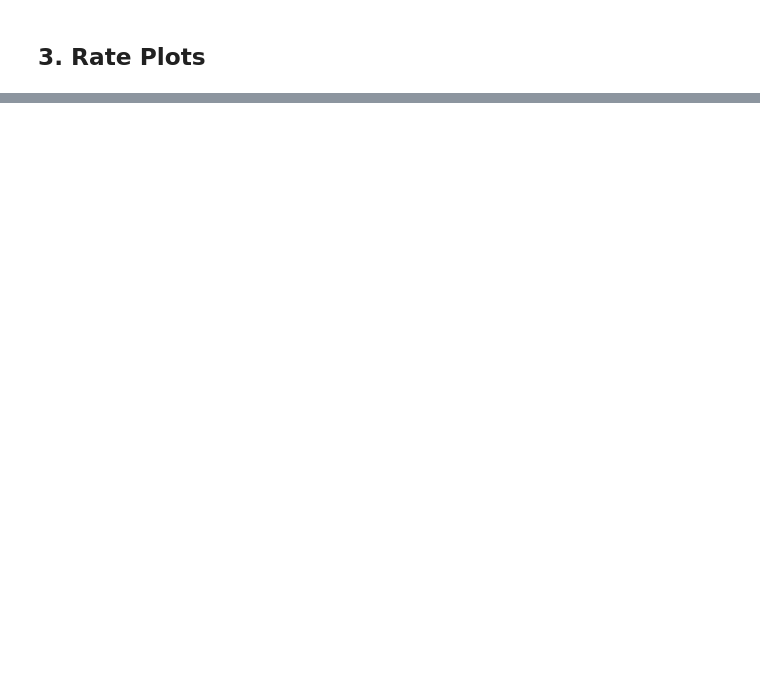
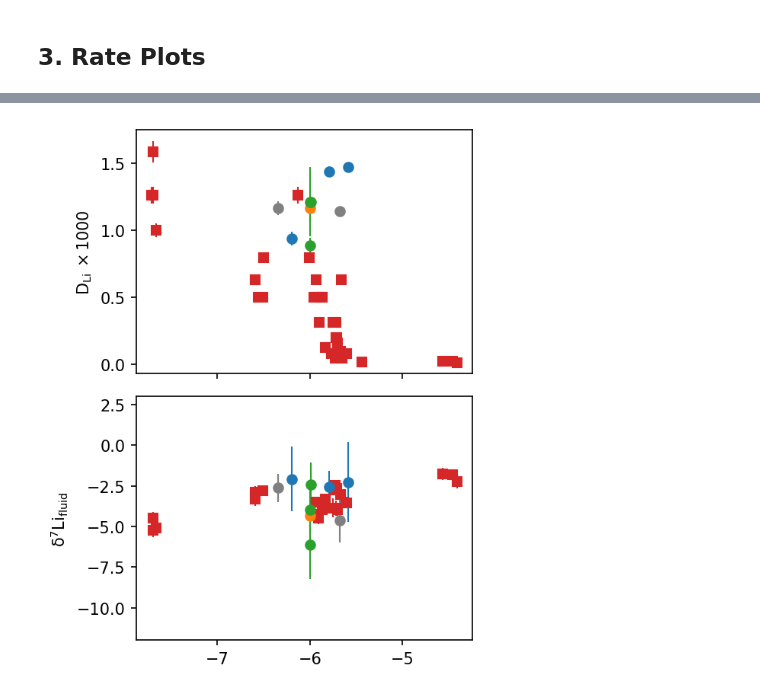
Before and after one commit to oscarbranson/supplementary, a Jupyter notebook: supplements/inorg_Li/02_Results.ipynb, the cells around one changed output, grey strips where cells are left out. Cells and saved outputs as stored; diff of their text form; code cells hidden in the pictures; blank space fills up the shorter version.

```diff
--- a/supplements/inorg_Li/02_Results.ipynb
+++ b/supplements/inorg_Li/02_Results.ipynb
@@ -542,0 +641,36 @@ savefig(fig, '03_Rate_SI')
+# %%
+fig, (bax, pax) = plt.subplots(2, 1, figsize=(4, 5), sharex='col')
+
+xvar = (database, 'la_OH-')
+
+# pax.set_xlabel('$\log_{10}R$')
+bax.set_ylabel('$D_{Li}\ \\times 1000$')
+pax.set_ylabel('$\delta^7Li_{fluid}$')
+
+bax.errorbar(fug.loc[:, xvar], fug.loc[:, ('solid', 'DLi')] * 1e3, fug.loc[:, ('solid', 'DLi_2std')] * 1e3, color=mdict['Fuger2019'][0], marker=mdict['Fuger2019'][1], **epar)
+pax.errorbar(fug.loc[:, xvar], fug.loc[:, ('solid', 'epsilon_7Li')], fug.loc[:, ('solid', 'epsilon_7Li_2std')], color=mdict['Fuger2019'][0], marker=mdict['Fuger2019'][1], **epar)
+
+# bax.errorbar(fug.loc[:, ('solid', 'calc_logR')], fug.loc[:, ('solid', 'DLi')] * 1e3,
+#              xerr=fug.loc[:, ('solid', 'calc_logR_2std')], yerr=fug.loc[:, ('solid', 'DLi_2std')] * 1e3,
+#              color=mdict['Fuger2019'][0], marker=mdict['Fuger2019'][1], **epar)
+# pax.errorbar(fug.loc[:, ('solid', 'calc_logR')], fug.loc[:, ('solid', 'epsilon_7Li')],
+#              xerr=fug.loc[:, ('solid', 'calc_logR_2std')], yerr=fug.loc[:, ('solid', 'epsilon_7Li_2std')],
+#              color=mdict['Fuger2019'][0], marker=mdict['Fuger2019'][1], **epar)
+
+
+for e, c in cdict.items():
+    ind = sdf.index.str.contains(e)
+    bax.errorbar(nom(sdf.loc[ind, xvar]), nom(sdf.loc[ind, ('OG', 'DLi')]) * 1e3,
+                 xerr=err(sdf.loc[ind, xvar]), yerr=err(sdf.loc[ind, ('OG', 'DLi')]) * 1e3,
+                 marker='o', color=c, **epar)
+
+    pax.errorbar(nom(sdf.loc[ind, xvar]), nom(sdf.loc[ind, ('Li_isotopes_vs_fluid', 'epsilon_og')]),
+                 xerr=err(sdf.loc[ind, xvar]), yerr=err(sdf.loc[ind, ('Li_isotopes_vs_fluid', 'epsilon_og')]),
+                 marker='o', color=c, **epar)
+
+# pax.set_xlim(-6.6, -5.3)
+pax.set_ylim(-12, 3)
+
+fig.tight_layout()
+# %% [output]
+[figure, added]
```
Also changed, not shown: parts of 6 cells of this notebook.
